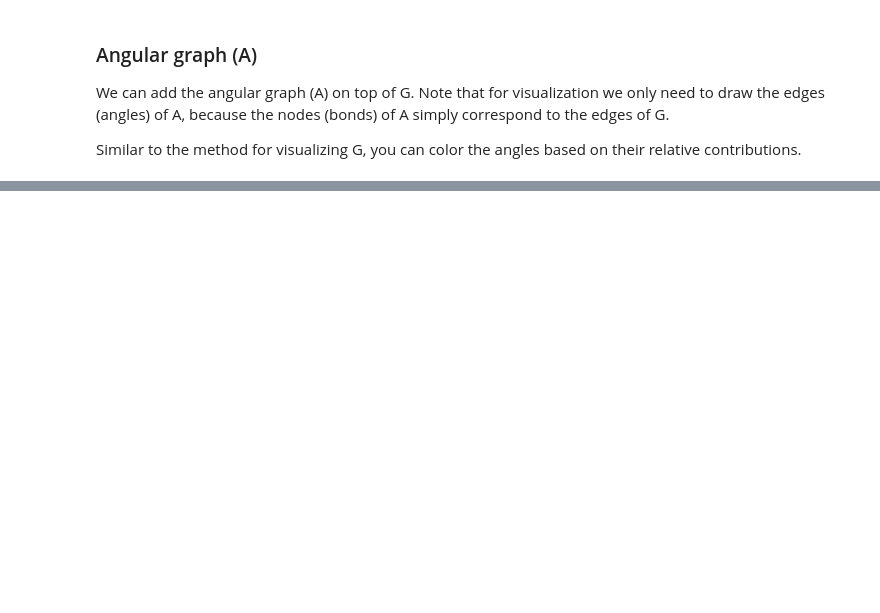
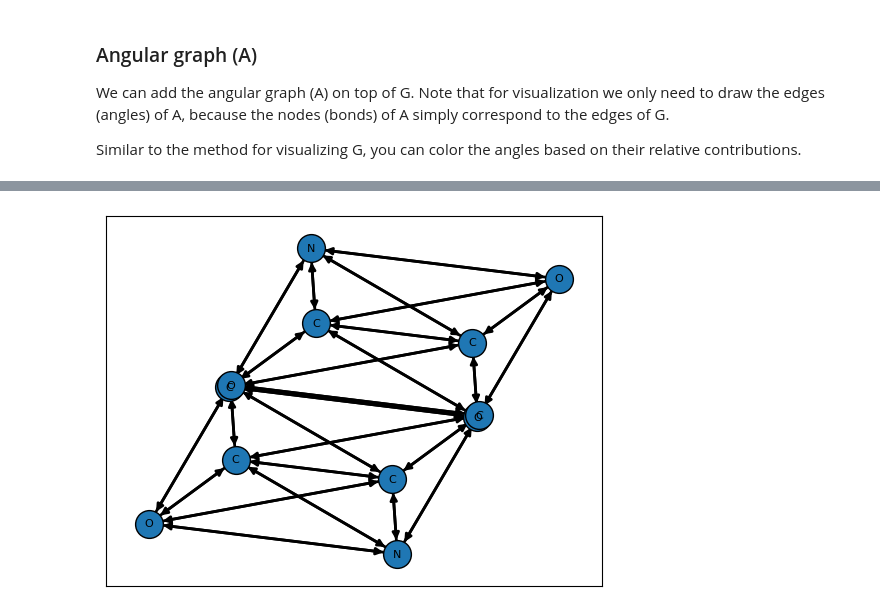
Before and after one commit to LLNL/graphite, a Jupyter notebook: notebooks/alignn/demo.ipynb, the cells around one changed output, grey strips where cells are left out. Saved outputs shown, nothing was run; the diff lists cells and outputs as text; code cells hidden in the pictures; blank space fills up the shorter version.

```diff
--- a/notebooks/alignn/demo.ipynb
+++ b/notebooks/alignn/demo.ipynb
@@ -139,5 +147,6 @@ gnn = ALIGNN(
 
 For now I'm only demonstrating a successful forward pass. Model training is currently omitted.
 # %%
-gnn(l_mol_data.clone())
+data = l_data.clone()
+gnn(data.x_atm, data.x_bnd, data.x_ang, data.edge_index_bnd, data.edge_index_ang)
 # %% [output]
@@ -367,0 +431,7 @@ plt.draw()
+# %%
+from torch_geometric.loader import DataLoader
+
+loader = DataLoader([l_data, l_data], batch_size=2, follow_batch=['x_atm'])
+
+batch = next(iter(loader))
+batch = update_bonds_and_angles_v2(batch, batch.x_atm_batch)
@@ -367,0 +458,37 @@ plt.draw()
+# %%
+import networkx as nx
+
+edge_index_bnd = batch.edge_index_bnd.numpy()
+edge_index_ang = batch.edge_index_ang.numpy()
+
+# Instantiate networkx graph of the original atomic graph G
+G = nx.DiGraph(list(edge_index_bnd.T))
+
+# Node labels
+numbers = list(l_mol.numbers)*2
+number2symbol = {1: 'H', 6: 'C', 7: 'N', 8: 'O'}
+G_labels = {n: number2symbol[numbers[n]] for n in G.nodes}
+
+# Node positions. You can ask networkx to automatically determine the node positions
+# For proper-looking molecular graphs, you might want to also consider using rdkit
+G_pos = nx.kamada_kawai_layout(G)
+
+# Drawing options
+G_options = {
+    # node settings
+    'labels'     : G_labels,
+    'node_color' : 'tab:blue',
+    'edgecolors' : 'black',
+
+    # edge settings
+    'edge_color' : 'black',
+    'width'      : 2,
+
+    # misc. settings
+    'font_size'  : 8,
+    'node_size'  : 400,
+}
+
+nx.draw_networkx(G, G_pos, **G_options)
+# %% [output]
+[figure, added]
```
Also changed, not shown: parts of 21 cells of this notebook, 48 other files.
